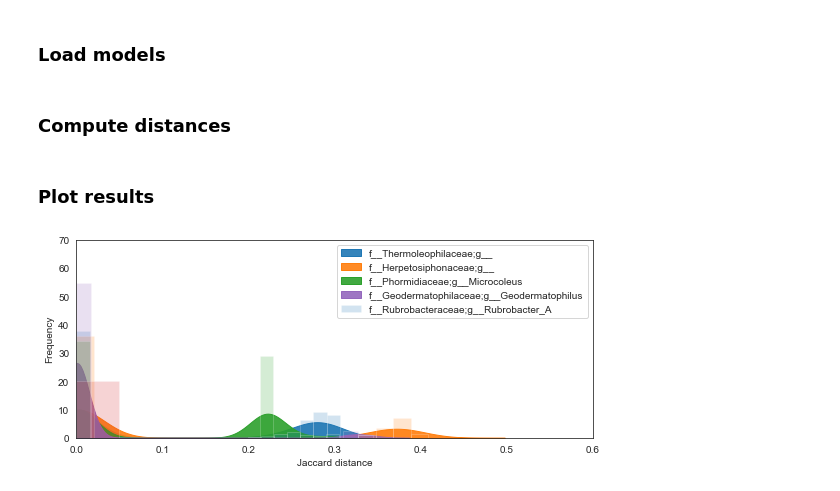
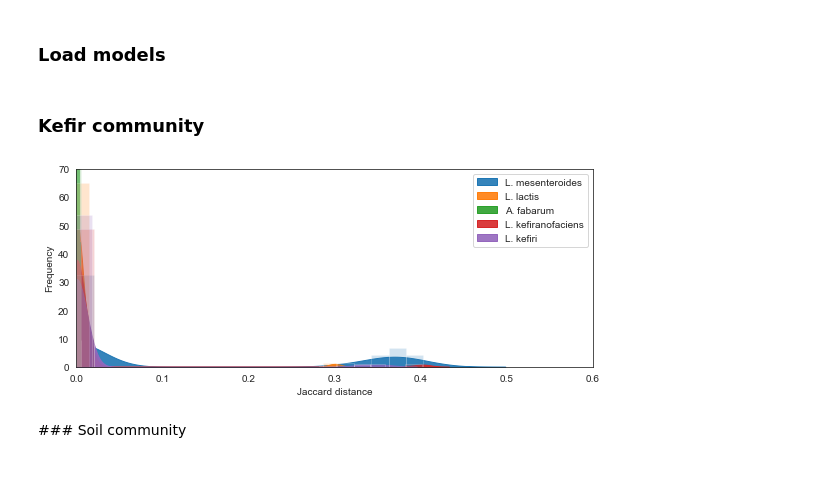
Before and after one commit to franciscozorrilla/SymbNET, a Jupyter notebook: scripts/8.plot_ensemble_dist.ipynb, the cells around one changed output. Cells and saved outputs as stored; diff of their text form; code cells hidden in the pictures.

```diff
--- a/scripts/8.plot_ensemble_dist.ipynb
+++ b/scripts/8.plot_ensemble_dist.ipynb
@@ -82,2 +77,0 @@ for label, model_file in models.items():
-# %% [markdown]
-### Compute distances
@@ -97,20 +78,48 @@ dists = {label: ensemble_distance(model) for label, model in models.items()}
-# %% [markdown]
-### Plot results
+# %% [markdown]
+### Kefir community
 # %%
+# kefir species
+organisms = ['L. mesenteroides', 'L. lactis', 'A. fabarum', 'L. kefiranofaciens', 'L. kefiri']
+
+models = {
+    'L. mesenteroides': '../ensembles/230a_03182016.xml',
+    'L. lactis': '../ensembles/261_03182016.xml',
+    'A. fabarum': '../ensembles/290_03182016.xml',
+    'L. kefiranofaciens': '../ensembles/322b_03182016.xml',
+    'L. kefiri': '../ensembles/376_03182016.xml'
+}
+
+for label, model_file in models.items():
+    models[label] =  load_ensemble(model_file, flavor='cobra')
+
+# calculate distances
+def ensemble_distance(ensemble):
+    bin_matrix = [[int(ensemble.reaction_states[r_id][i])
+                   for r_id in ensemble.reaction_states]
+                  for i in range(ensemble.size)]
+
+    distances = [jaccard(bin_matrix[i], bin_matrix[j])
+                 for i in range(ensemble.size)
+                 for j in range(i+1, ensemble.size)]
+
+    return distances
+dists = {label: ensemble_distance(model) for label, model in models.items()}
+
+# plot
 _, ax = plt.subplots(figsize=(8,3.5))
-
 colors = sns.color_palette(n_colors=5)
-
 for i, label in enumerate(organisms):
     sns.distplot(dists[label], ax=ax, bins=20, kde=True, norm_hist=True, color=colors[i],
                   hist_kws={'alpha': 0.2}, kde_kws={'shade': True, 'alpha':0.9})
 
 ax.set_xlabel('Jaccard distance')
 ax.set_ylabel('Frequency')
 ax.legend(organisms)
 ax.set_xlim(0,0.6)
 ax.set_ylim(0,70)
 plt.tight_layout()
-plt.savefig('../plots/ensemble_dist/soil.png', dpi=300)
+plt.savefig('../plots/ensemble_dist/kefir.png', dpi=300)
 # %% [output]
-[figure, old version]
+[figure, new version]
+# %% [markdown]
+### Soil community
```
Also changed, not shown: parts of 6 cells of this notebook, 10 other files.
